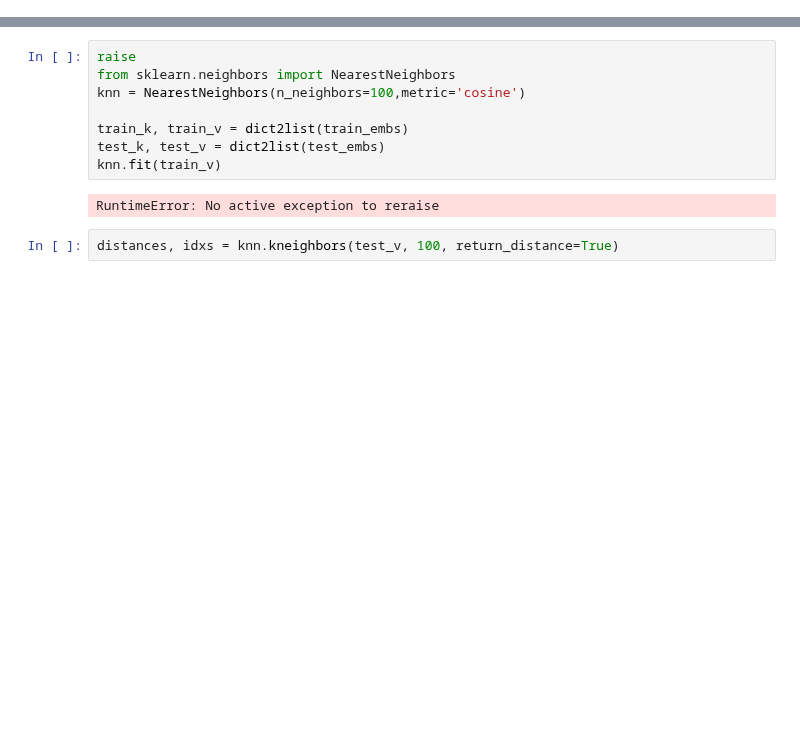
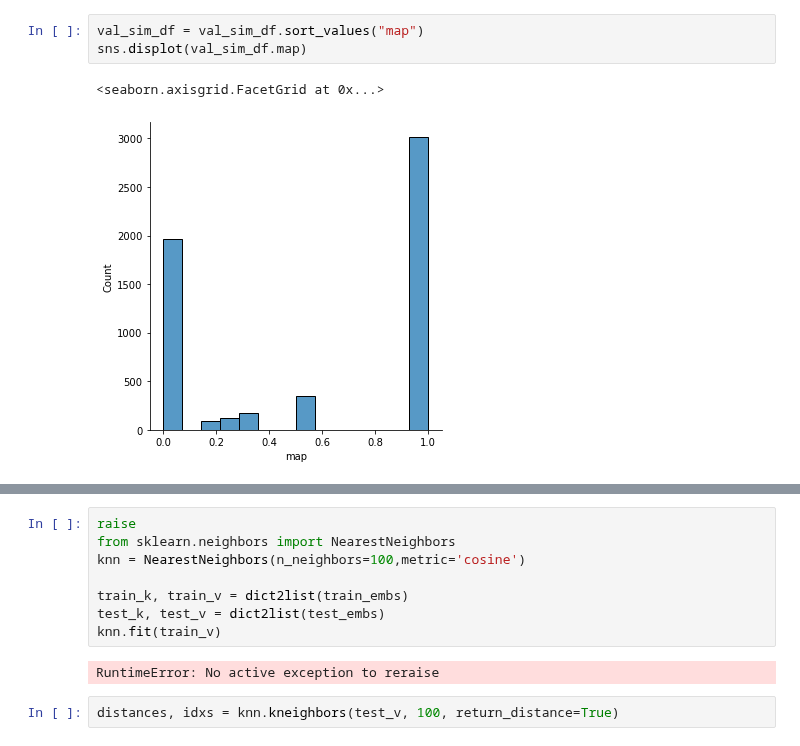
Before and after one commit to ptran1203/whale, a Jupyter notebook: submission.ipynb, the cells around one changed output, grey strips where cells are left out. Drawn from its saved outputs; the diff is of its cells as text; blank space fills up the shorter version.

```diff
--- a/submission.ipynb
+++ b/submission.ipynb
@@ -36,3 +57,9 @@ score
+# %%
+val_sim_df = val_sim_df.sort_values("map")
+sns.displot(val_sim_df.map)
+# %% [output]
+<seaborn.axisgrid.FacetGrid at 0x...>
+[figure, added]
 # %%
 # val_sim_df
 sim_df = compute_sim(train_df, train_embs, test_embs)
```
Also changed, not shown: parts of 7 cells of this notebook, 2 other files.
